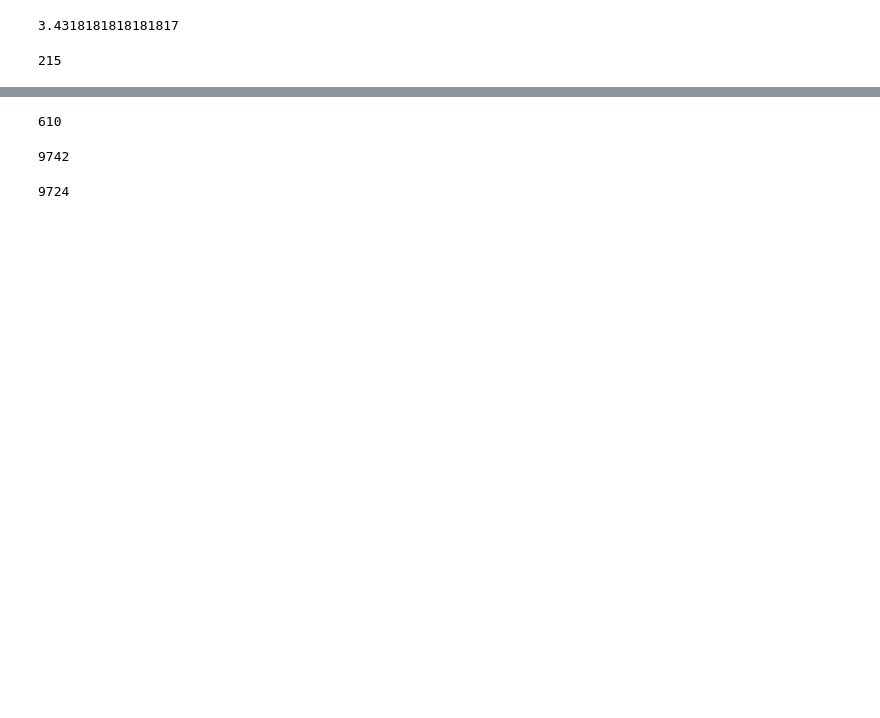
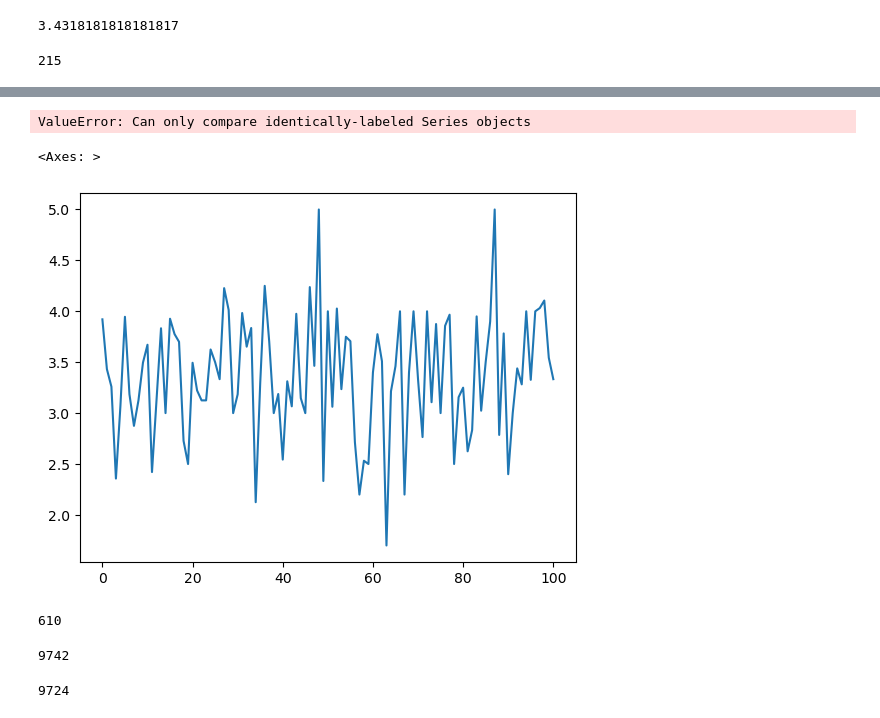
Before and after one commit to CogitoNTNU/CatMatch, a Jupyter notebook: movie_dataset.ipynb, the cells around one changed output, grey strips where cells are left out. Cells and saved outputs as stored; diff of their text form; code cells hidden in the pictures; blank space fills up the shorter version.

```diff
--- a/movie_dataset.ipynb
+++ b/movie_dataset.ipynb
@@ -49,5 +92,14 @@ dfm.rating.plot()
+# %%
+dfr[dfr['movieId']==dfm.movieId]
+# %% [output]
+ValueError: Can only compare identically-labeled Series objects
 # %%
 dfm['rating'] = dfm.apply(lambda x: dfr[dfr['movieId']==x[0]].rating.mean(), axis=1)
+# %%
+dfm.loc[:100].rating.plot()
+# %% [output]
+<Axes: >
+[figure, new version]
 # %%
 #How many users are in the datasets?
 
```
Also changed, not shown: parts of 43 cells of this notebook, 1 other file.
